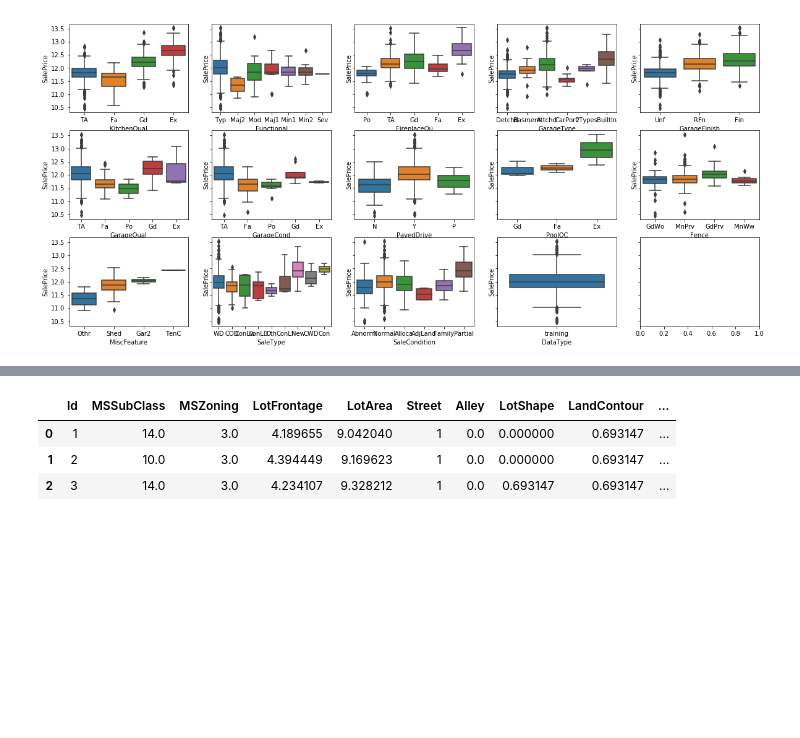
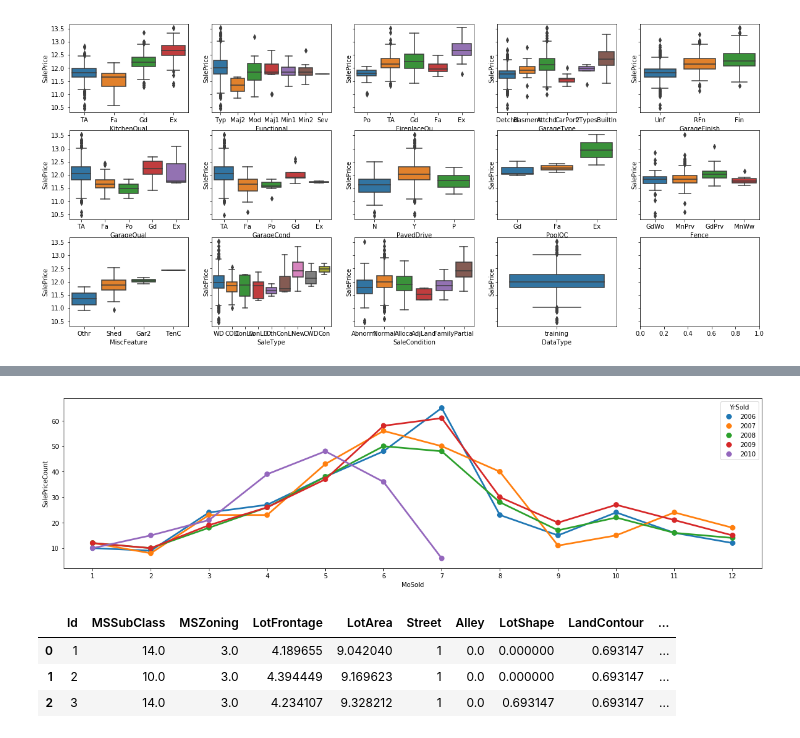
Before and after one commit to monthepp/kaggle, a Jupyter notebook: house_prices_advanced_regression_techniques/house_prices_advanced_regression_techniques.ipynb, the cells around one changed output, grey strips where cells are left out. Saved outputs shown, nothing was run; the diff lists cells and outputs as text; code cells hidden in the pictures; blank space fills up the shorter version.

```diff
--- a/house_prices_advanced_regression_techniques/house_prices_advanced_regression_techniques.ipynb
+++ b/house_prices_advanced_regression_techniques/house_prices_advanced_regression_techniques.ipynb
@@ -206,0 +208,10 @@ def featuresort(dfx, by = None, column = None):
+# %%
+# feature extraction: combination of keyword area
+col = ['LotArea', 'MasVnrArea', 'BsmtFinSF1', 'BsmtFinSF2', 'BsmtUnfSF', 'TotalBsmtSF',
+       '1stFlrSF', '2ndFlrSF', 'LowQualFinSF', 'GrLivArea', 'GarageArea',
+       'WoodDeckSF', 'OpenPorchSF', 'EnclosedPorch', '3SsnPorch', 'ScreenPorch', 'PoolArea']
+data_df[col] = data_df[col].fillna(0)
+data_df['TotalSF'] = data_df['TotalBsmtSF'] + data_df['GrLivArea']
+data_df['TotalPorch'] = data_df['OpenPorchSF'] + data_df['EnclosedPorch'] + data_df['3SsnPorch'] + data_df['ScreenPorch']
+data_df['TotalArea'] = data_df['TotalSF'] + data_df['TotalPorch'] + data_df['GarageArea']
+data_df.loc[:, col].describe(include='all')
@@ -206,0 +228,9 @@ def featuresort(dfx, by = None, column = None):
+# %%
+# feature extraction: combination of keyword room
+col = ['BsmtFullBath', 'BsmtHalfBath', 'FullBath', 'HalfBath', 'BedroomAbvGr', 'KitchenAbvGr', 'TotRmsAbvGrd']
+data_df[col] = data_df[col].fillna(0)
+data_df['TotalBsmtBath'] = data_df['BsmtFullBath'] + data_df['BsmtHalfBath'] * 0.5
+data_df['TotalAbvGrBath'] = data_df['FullBath'] + data_df['HalfBath'] * 0.5
+data_df['TotalAbvGrRooms'] = data_df['TotRmsAbvGrd'] + data_df['TotalAbvGrBath']
+data_df['TotalRooms'] = data_df['TotRmsAbvGrd'] + data_df['TotalBsmtBath'] + data_df['TotalAbvGrBath']
+data_df.loc[:, col].describe(include='all')
@@ -206,0 +247,6 @@ def featuresort(dfx, by = None, column = None):
+# %%
+# feature extraction: total area per rooms
+data_df['GrLivAreaPerAbvGrRoom'] = data_df['GrLivArea'] / data_df['TotalAbvGrRooms']
+data_df['TotalAreaPerAbvGrRoom'] = data_df['TotalArea'] / data_df['TotalAbvGrRooms']
+data_df['GrLivAreaPerRoom'] = data_df['GrLivArea'] / data_df['TotalRooms']
+data_df['TotalAreaPerRoom'] = data_df['TotalArea'] / data_df['TotalRooms']
@@ -207,3 +256,20 @@ def featuresort(dfx, by = None, column = None):
+# %%
+# feature extraction: combination of keyword year
+data_df['GarageYrBlt'] = data_df['GarageYrBlt'].fillna(data_df['YearBuilt'])
+data_df['YearBuiltSold'] = data_df['YrSold'] - data_df['YearBuilt']
+data_df['YearRemodSold'] = data_df['YrSold'] - data_df['YearRemodAdd']
+data_df['YearGarageSold'] = data_df['YrSold'] - data_df['GarageYrBlt']
+# %%
+# feature extraction: season
+groupby = data_df[data_df['DataType'] == 'training'].groupby(['YrSold', 'MoSold'])
+groupby = groupby.count()['SalePrice'].reset_index()
+groupby.columns = ['YrSold', 'MoSold', 'SalePriceCount']
+
+fig, ax = plt.subplots(figsize=(20, 5))
+pointplot = sns.pointplot(data=groupby, join=True, hue='YrSold', x='MoSold', y='SalePriceCount')
+data_df['Season'] = data_df['MoSold'].map({1: 0, 2: 0, 3: 0, 4: 1, 5: 2, 6: 3, 7: 3, 8: 1, 9: 0, 10: 0, 11: 0, 12: 0})
+# %% [output]
+[figure, added]
 # %%
 # feature extraction: MSSubClass
 data_df['MSSubClass'] = data_df['MSSubClass'].astype(str)
```
Also changed, not shown: parts of 31 cells of this notebook.
